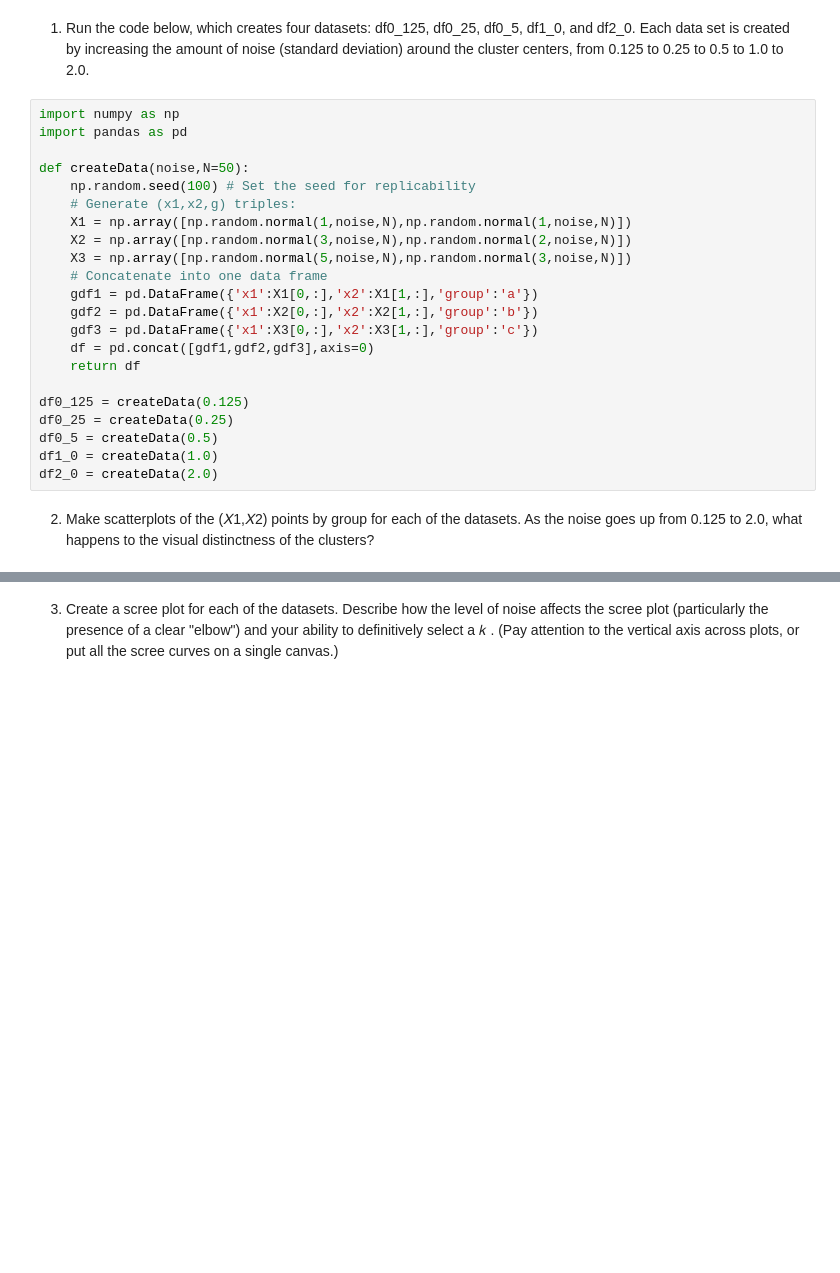
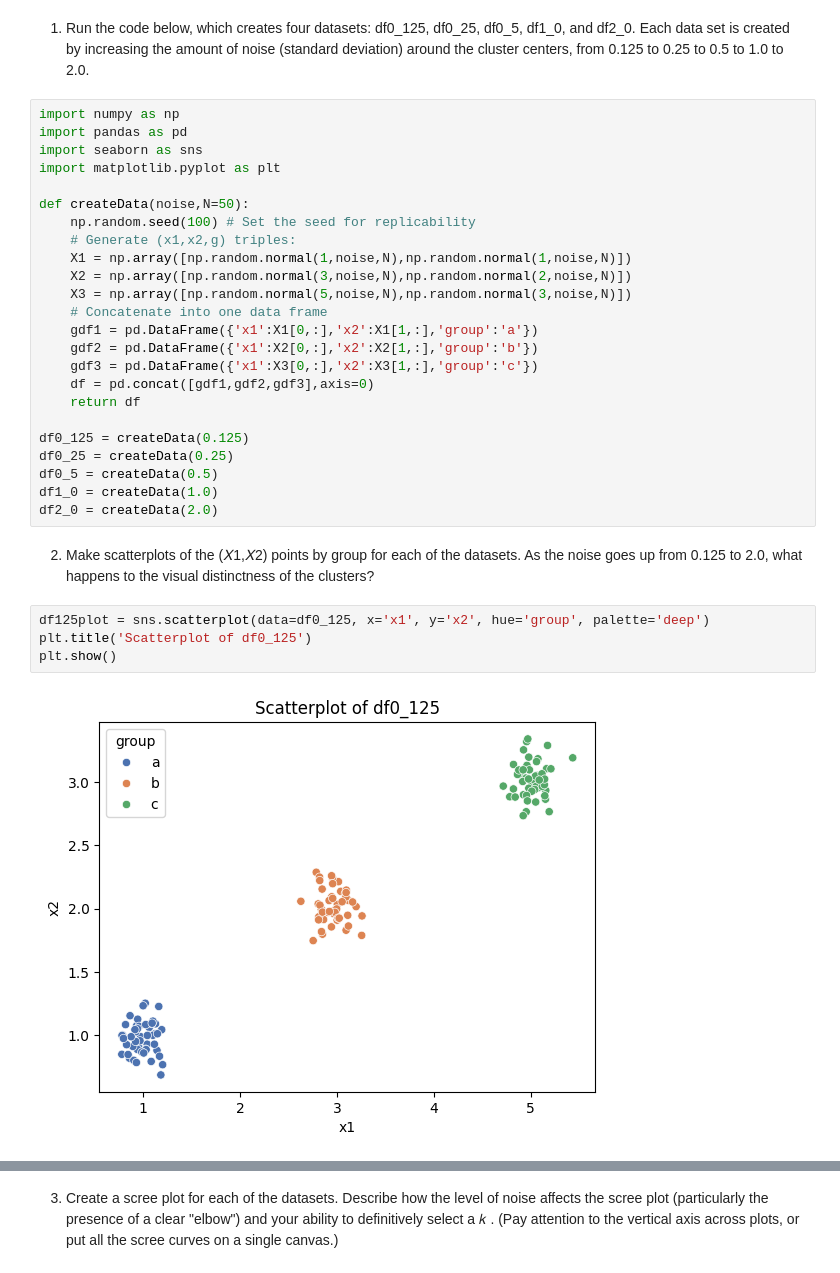
Before and after one commit to simoneminorr/clustering_assignment, a Jupyter notebook: assignment_clustering.ipynb, the cells around one changed output, grey strips where cells are left out. Cells and saved outputs as stored; diff of their text form; blank space fills up the shorter version.

```diff
--- a/assignment_clustering.ipynb
+++ b/assignment_clustering.ipynb
@@ -52,6 +52,8 @@ df2_0 = createData(2.0)
 # %%
 import numpy as np
 import pandas as pd
+import seaborn as sns
+import matplotlib.pyplot as plt
 
 def createData(noise,N=50):
     np.random.seed(100) # Set the seed for replicability
@@ -73,3 +75,9 @@ df1_0 = createData(1.0)
 df2_0 = createData(2.0)
 # %% [markdown]
 2. Make scatterplots of the  (𝑋1,𝑋2)  points by group for each of the datasets. As the noise goes up from 0.125 to 2.0, what happens to the visual distinctness of the clusters?
+# %%
+df125plot = sns.scatterplot(data=df0_125, x='x1', y='x2', hue='group', palette='deep')
+plt.title('Scatterplot of df0_125')
+plt.show()
+# %% [output]
+[figure, added]
```
Also changed, not shown: parts of 13 cells of this notebook.
